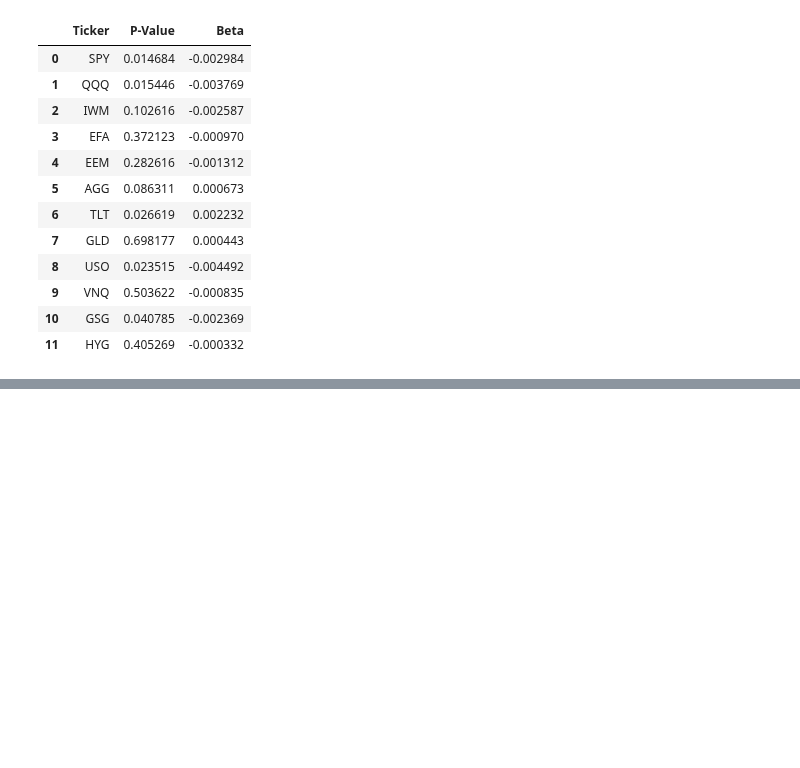
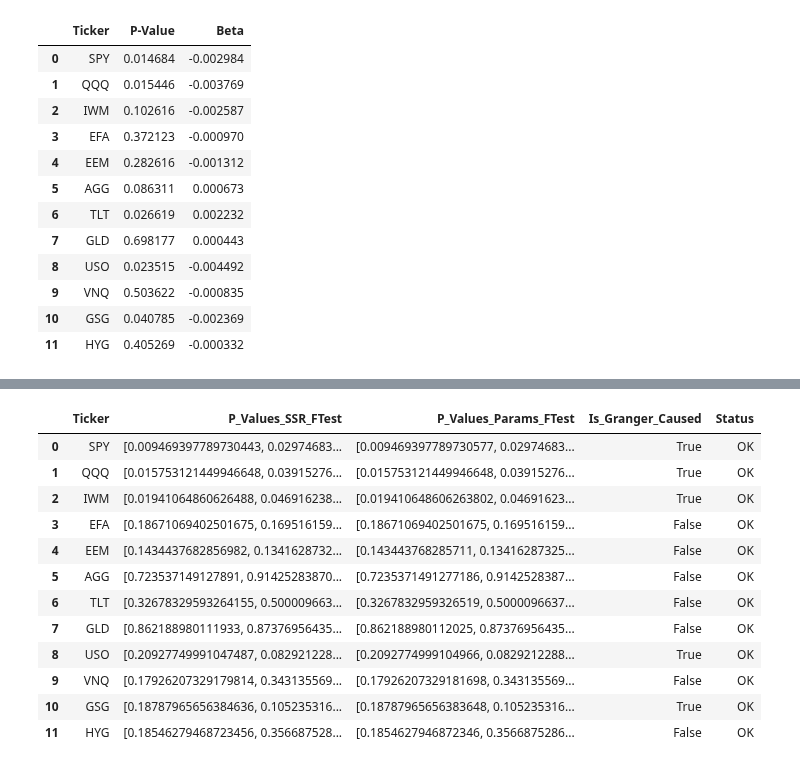
Before and after one commit to Kunj121/MacroFinance_HW2, a Jupyter notebook: project/regressions.ipynb, the cells around one changed output, grey strips where cells are left out. Saved outputs shown, nothing was run; the diff lists cells and outputs as text; code cells hidden in the pictures; blank space fills up the shorter version.

```diff
--- a/project/regressions.ipynb
+++ b/project/regressions.ipynb
@@ -336,0 +531,16 @@ p_vals_df
+# %%
+granger_summary_df
+# %% [output]
+|  | Ticker | P_Values_SSR_FTest | P_Values_Params_FTest | Is_Granger_Caused | Status |
+| 0 | SPY | [0.009469397789730443, 0.02974683... | [0.009469397789730577, 0.02974683... | True | OK |
+| 1 | QQQ | [0.015753121449946648, 0.03915276... | [0.015753121449946648, 0.03915276... | True | OK |
+| 2 | IWM | [0.01941064860626488, 0.046916238... | [0.019410648606263802, 0.04691623... | True | OK |
+| 3 | EFA | [0.18671069402501675, 0.169516159... | [0.18671069402501675, 0.169516159... | False | OK |
+| 4 | EEM | [0.1434437682856982, 0.1341628732... | [0.143443768285711, 0.13416287325... | False | OK |
+| 5 | AGG | [0.723537149127891, 0.91425283870... | [0.7235371491277186, 0.9142528387... | False | OK |
+| 6 | TLT | [0.32678329593264155, 0.500009663... | [0.3267832959326519, 0.5000096637... | False | OK |
+| 7 | GLD | [0.862188980111933, 0.87376956435... | [0.862188980112025, 0.87376956435... | False | OK |
+| 8 | USO | [0.20927749991047487, 0.082921228... | [0.2092774999104966, 0.0829212288... | True | OK |
+| 9 | VNQ | [0.17926207329179814, 0.343135569... | [0.17926207329181698, 0.343135569... | False | OK |
+| 10 | GSG | [0.18787965656384636, 0.105235316... | [0.18787965656383648, 0.105235316... | True | OK |
+| 11 | HYG | [0.18546279468723456, 0.356687528... | [0.1854627946872346, 0.3566875286... | False | OK |
```
Also changed, not shown: parts of 9 cells of this notebook, 1 other file.
